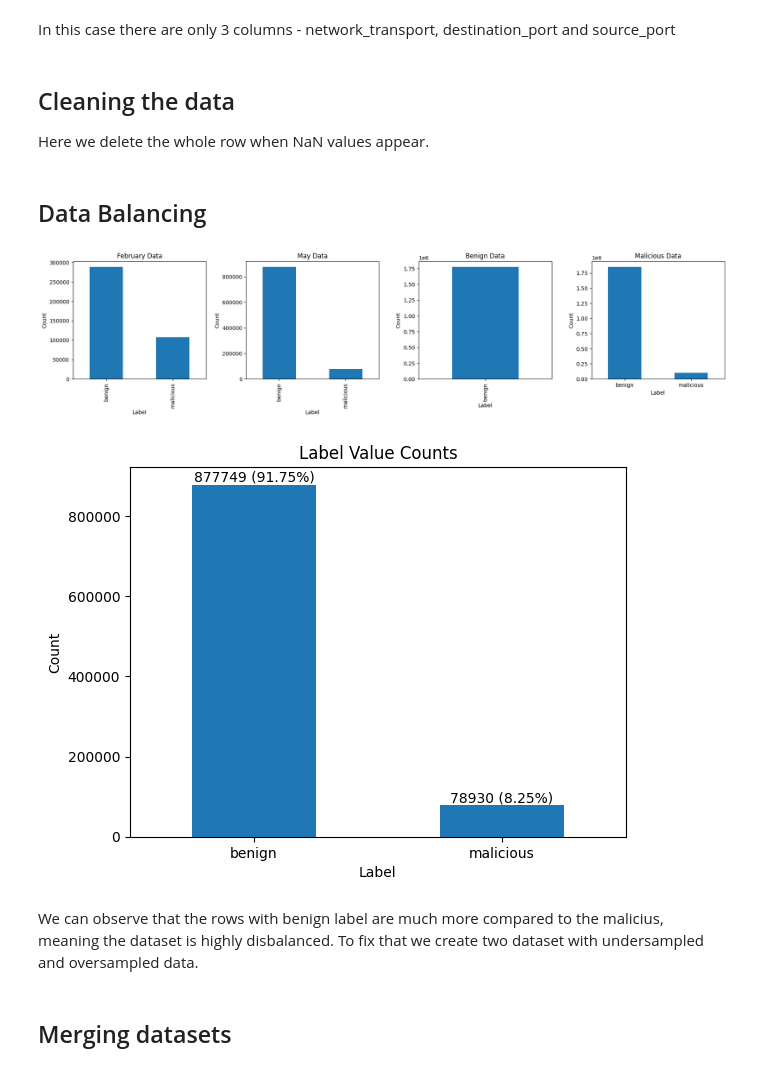
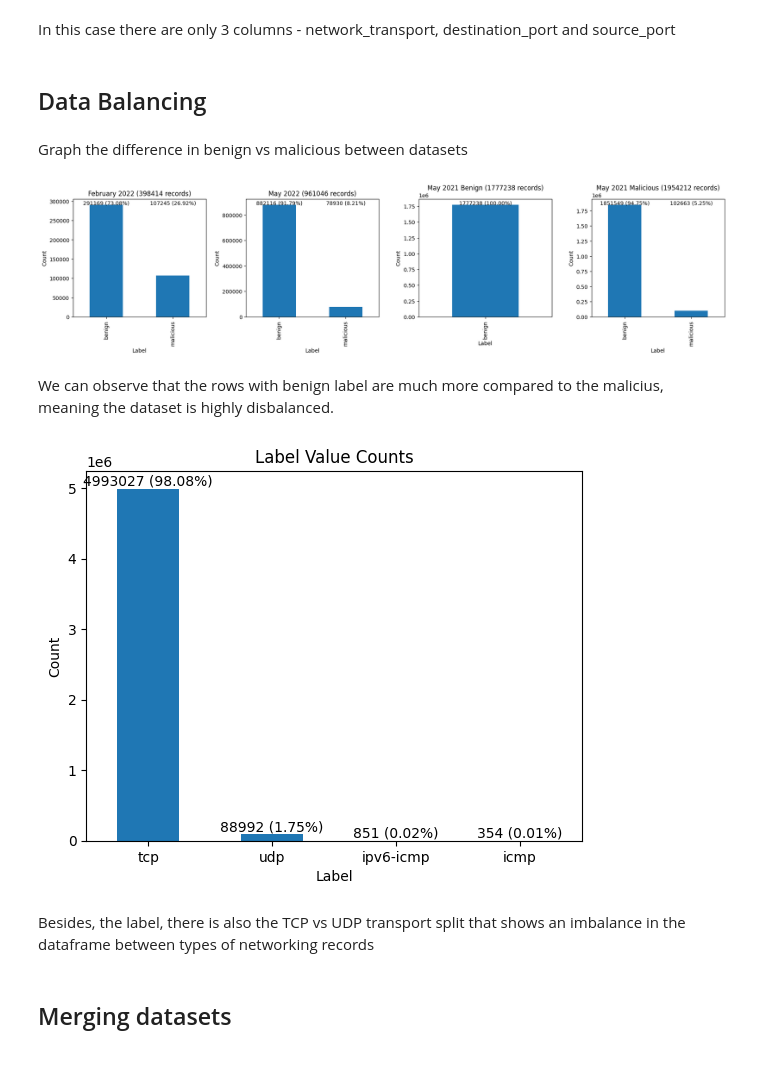
Before and after one commit to Fowthy/SueAI, a Jupyter notebook: data/datapreprocessing.ipynb, the cells around one changed output. Saved outputs shown, nothing was run; the diff lists cells and outputs as text; code cells hidden in the pictures.

Commit message:
Finished data preprocessing
added:
- merged_dataset
- merged/cleaned_dataset
- flow_dataset

```diff
--- a/data/datapreprocessing.ipynb
+++ b/data/datapreprocessing.ipynb
@@ -50,10 +71,10 @@ df_may.head(3)
 # %% [markdown]
 First we check which columns have missing values.
 # %%
-missing_values_february = df_february.isnull().sum()[df_february.isnull().sum() > 0]
-missing_values_may = df_may.isnull().sum()[df_may.isnull().sum() > 0]
-missing_values_benign = df_benign.isnull().sum()[df_benign.isnull().sum() > 0]
-missing_values_malicious = df_malicious.isnull().sum()[df_malicious.isnull().sum() > 0]
+missing_values_february = df_2022_february.isnull().sum()[df_2022_february.isnull().sum() > 0]
+missing_values_may = df_2022_may.isnull().sum()[df_2022_may.isnull().sum() > 0]
+missing_values_benign = df_2021_may_benign.isnull().sum()[df_2021_may_benign.isnull().sum() > 0]
+missing_values_malicious = df_2021_may_malicious.isnull().sum()[df_2021_may_malicious.isnull().sum() > 0]
 
 # Create a figure with two subplots side by side
 fig, axes = plt.subplots(1, 4, figsize=(22, 4))
@@ -76,7 +97,3 @@ plt.show()
 [figure]
 # %% [markdown]
 In this case there are only 3 columns - network_transport, destination_port and source_port
-# %% [markdown]
-## Cleaning the data
-
-Here we delete the whole row when NaN values appear.
@@ -97,27 +102,38 @@ value_counts_malicious = df_malicious['label'].value_counts()
+# %% [markdown]
+Graph the difference in benign vs malicious between datasets
 # %%
+# Printing the value count for each label - malicious and benign
+value_counts_2022_february = df_2022_february['label'].value_counts()
+value_counts_2022_may = df_2022_may['label'].value_counts()
+value_counts_2021_may_benign = df_2021_may_benign['label'].value_counts()
+value_counts_2021_may_malicious = df_2021_may_malicious['label'].value_counts()
+
+dataframe_map = [df_2022_february, df_2022_may, df_2021_may_benign, df_2021_may_malicious]
 
 # Create a figure with one subplot
 fig, axes = plt.subplots(1, 4, figsize=(22, 4))
 
 for i, (value_counts, title) in enumerate(zip(
-        [value_counts_february, value_counts_may, value_counts_benign, value_counts_malicious],
-        ['February Data', 'May Data', 'Benign Data', 'Malicious Data'])):
+        [value_counts_2022_february, value_counts_2022_may, value_counts_2021_may_benign, value_counts_2021_may_malicious],
+        [f'February 2022 ({len(df_2022_february)} records)',
+         f'May 2022 ({len(df_2022_may)} records)',
+         f'May 2021 Benign ({len(df_2021_may_benign)} records)',
+         f'May 2021 Malicious ({len(df_2021_may_malicious)} records)'])):
 
     value_counts.plot(kind='bar', ax=axes[i])
 
     # Calculate percentages
-    # total_samples = len(df_may)
-    # percentages = (value_counts / total_samples) * 100
-
-    # # Add percentages as text on top of the bars
-    # for i, count in enumerate(value_counts):
-    #     axes[i].text(i, count, f'{count} ({percentages[i]:.2f}%)', ha='center', va='bottom')
+    total_samples = len(dataframe_map[i])
+    percentages = (value_counts / total_samples) * 100
 
     # Customize the plot
     axes[i].set_title(title)
     axes[i].set_xlabel('Label')
     axes[i].set_ylabel('Count')
-    plt.xticks(rotation=0)
+
+    # Add percentages above the bars
+    for j, pct in enumerate(percentages):
+        axes[i].text(j, value_counts.iloc[0] + 5, f'{value_counts.iloc[j]} ({pct:.2f}%)', ha='center')
 
 # Adjust the subplots' positions for better readability
 plt.subplots_adjust(wspace=0.3)
@@ -125,33 +141,27 @@ plt.subplots_adjust(wspace=0.3)
 # Show the plot
 plt.show()
 # %% [output]
-[figure, old version]
+[figure, new version]
+# %% [markdown]
+We can observe that the rows with benign label are much more compared to the malicius, meaning the dataset is highly disbalanced.
 # %%
-value_counts = df_may['label'].value_counts()
+value_counts = df['_source_network_transport'].value_counts()
 
-# Create a figure with one subplot
 fig, ax = plt.subplots()
 
-# Create a bar plot for the value counts
 value_counts.plot(kind='bar', ax=ax)
 
-# Calculate percentages
-total_samples = len(df_may)
+total_samples = len(df)
 percentages = (value_counts / total_samples) * 100
 
-# Add percentages as text on top of the bars
 for i, count in enumerate(value_counts):
     ax.text(i, count, f'{count} ({percentages[i]:.2f}%)', ha='center', va='bottom')
 
-# Customize the plot
 ax.set_title('Label Value Counts')
 ax.set_xlabel('Label')
 ax.set_ylabel('Count')
 plt.xticks(rotation=0)
 
-# Show the plot
 plt.show()
 # %% [output]
-[figure, old version]
+[figure, new version]
-# %% [markdown]
-We can observe that the rows with benign label are much more compared to the malicius, meaning the dataset is highly disbalanced. To fix that we create two dataset with undersampled and oversampled data.
@@ -163,2 +168,4 @@ from sklearn.metrics import classification_report, accuracy_score
+# %% [markdown]
+Besides, the label, there is also the TCP vs UDP transport split that shows an imbalance in the dataframe between types of networking records
 # %% [markdown]
 ## Merging datasets
```
Also changed, not shown: parts of 51 cells of this notebook, 4 other files.
